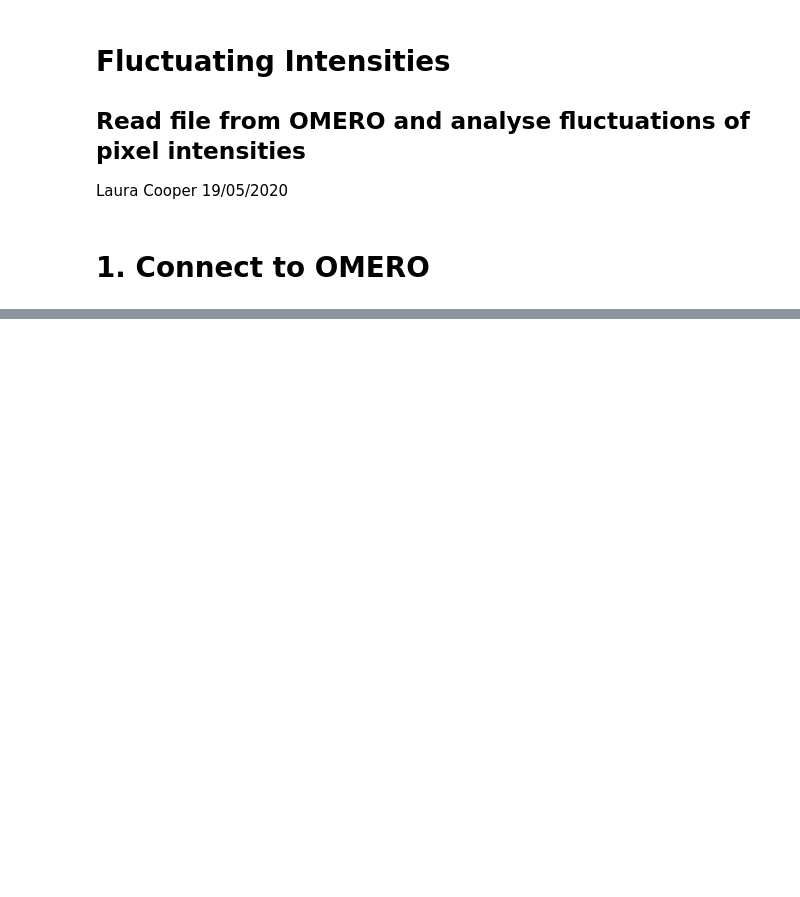
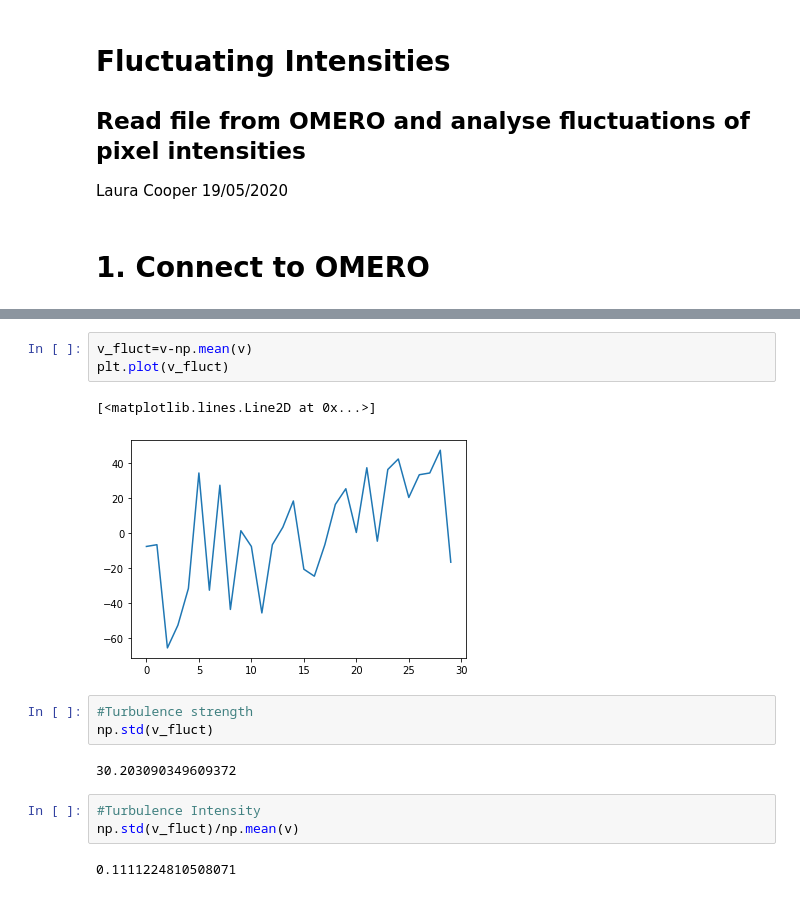
Before and after one commit to Laura190/FluctuatingIntensities, a Jupyter notebook: FluctuatingIntensities.ipynb, the cells around one changed output, grey strips where cells are left out. Cells and saved outputs as stored; diff of their text form; blank space fills up the shorter version.

```diff
--- a/FluctuatingIntensities.ipynb
+++ b/FluctuatingIntensities.ipynb
@@ -26,0 +141,16 @@ False
+# %%
+v_fluct=v-np.mean(v)
+plt.plot(v_fluct)
+# %% [output]
+[<matplotlib.lines.Line2D at 0x...>]
+[figure, added]
+# %%
+#Turbulence strength
+np.std(v_fluct)
+# %% [output]
+30.203090349609372
+# %%
+#Turbulence Intensity
+np.std(v_fluct)/np.mean(v)
+# %% [output]
+0.1111224810508071
```
Also changed, not shown: parts of 19 cells of this notebook, 1 other file.
